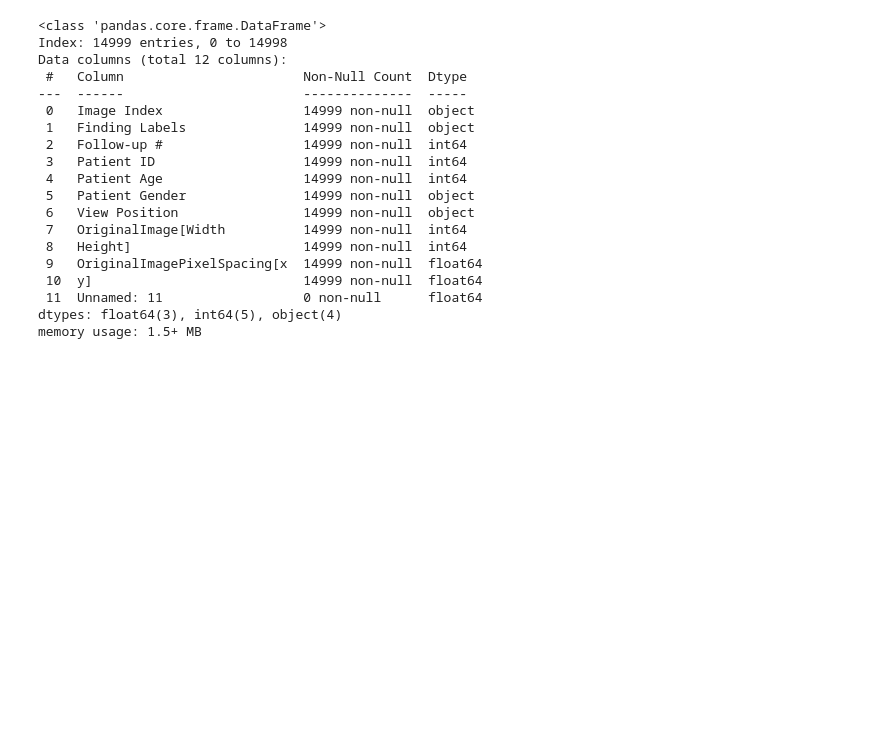
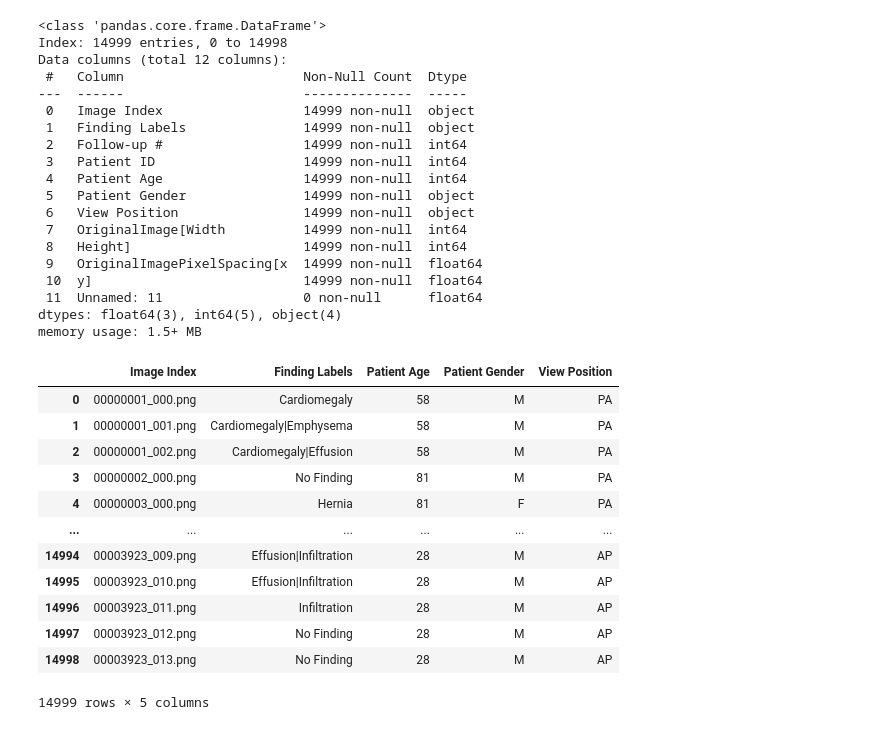
Before and after one commit to ADITYAGUPTAx/Doctor-JI, a Jupyter notebook: NIH_Chest_X_Ray.ipynb, the cells around one changed output. Drawn from its saved outputs; the diff is of its cells as text; code cells hidden in the pictures; blank space fills up the shorter version.

```diff
--- a/NIH_Chest_X_Ray.ipynb
+++ b/NIH_Chest_X_Ray.ipynb
@@ -88,0 +77,16 @@ memory usage: 1.5+ MB
+# %%
+clean_df
+# %% [output]
+|  | Image Index | Finding Labels | Patient Age | Patient Gender | View Position |
+| 0 | 00000001_000.png | Cardiomegaly | 58 | M | PA |
+| 1 | 00000001_001.png | Cardiomegaly|Emphysema | 58 | M | PA |
+| 2 | 00000001_002.png | Cardiomegaly|Effusion | 58 | M | PA |
+| 3 | 00000002_000.png | No Finding | 81 | M | PA |
+| 4 | 00000003_000.png | Hernia | 81 | F | PA |
+| ... | ... | ... | ... | ... | ... |
+| 14994 | 00003923_009.png | Effusion|Infiltration | 28 | M | AP |
+| 14995 | 00003923_010.png | Effusion|Infiltration | 28 | M | AP |
+| 14996 | 00003923_011.png | Infiltration | 28 | M | AP |
+| 14997 | 00003923_012.png | No Finding | 28 | M | AP |
+| 14998 | 00003923_013.png | No Finding | 28 | M | AP |
+14999 rows × 5 columns
```
Also changed, not shown: parts of 23 cells of this notebook.
